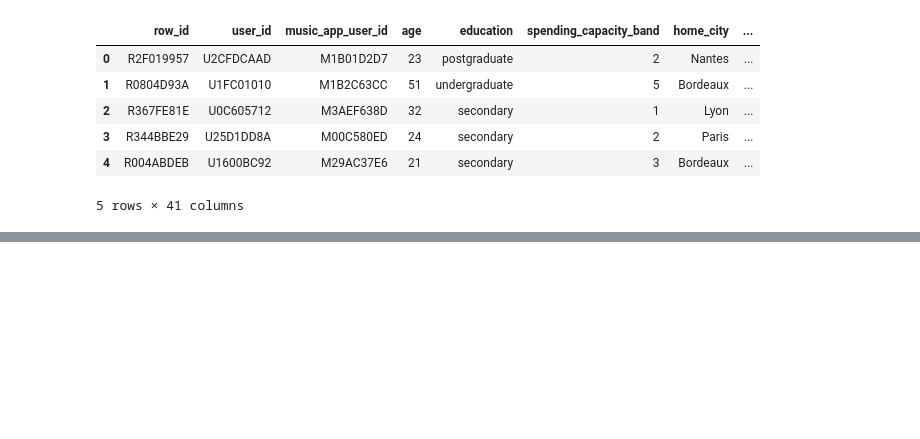
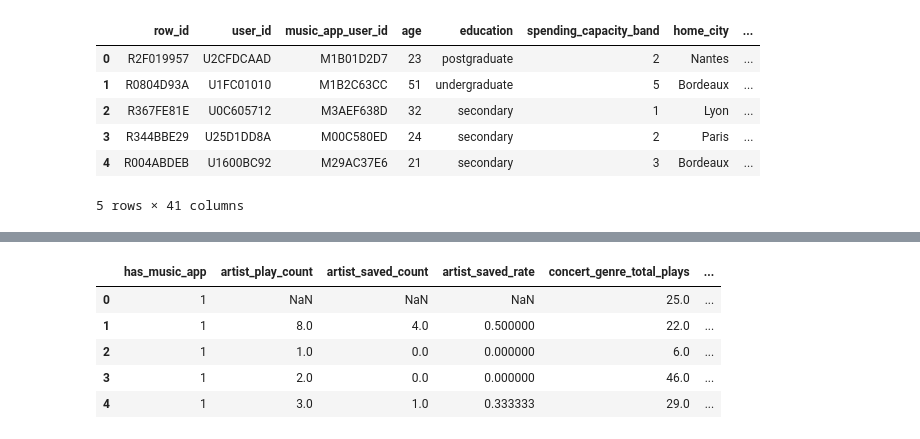
Before and after one commit to tanishka-p0024/DSBA-M1-Data-Challenge, a Jupyter notebook: notebooks/feature_engineering_merging.ipynb, the cells around one changed output, grey strips where cells are left out. Cells and saved outputs as stored; diff of their text form; code cells hidden in the pictures; blank space fills up the shorter version.

```diff
--- a/notebooks/feature_engineering_merging.ipynb
+++ b/notebooks/feature_engineering_merging.ipynb
@@ -584,0 +701,14 @@ enriched_df.head()
+# %%
+exp = enriched_df[['has_music_app','artist_play_count','artist_saved_count',
+            'artist_saved_rate','concert_genre_total_plays',
+            'concert_genre_total_saved','avg_genre_plays',
+            'max_genre_plays']]
+# %%
+exp.head()
+# %% [output]
+|  | has_music_app | artist_play_count | artist_saved_count | artist_saved_rate | concert_genre_total_plays | ... |
+| 0 | 1 | NaN | NaN | NaN | 25.0 | ... |
+| 1 | 1 | 8.0 | 4.0 | 0.500000 | 22.0 | ... |
+| 2 | 1 | 1.0 | 0.0 | 0.000000 | 6.0 | ... |
+| 3 | 1 | 2.0 | 0.0 | 0.000000 | 46.0 | ... |
+| 4 | 1 | 3.0 | 1.0 | 0.333333 | 29.0 | ... |
```
Also changed, not shown: parts of 30 cells of this notebook, 1 other file.
